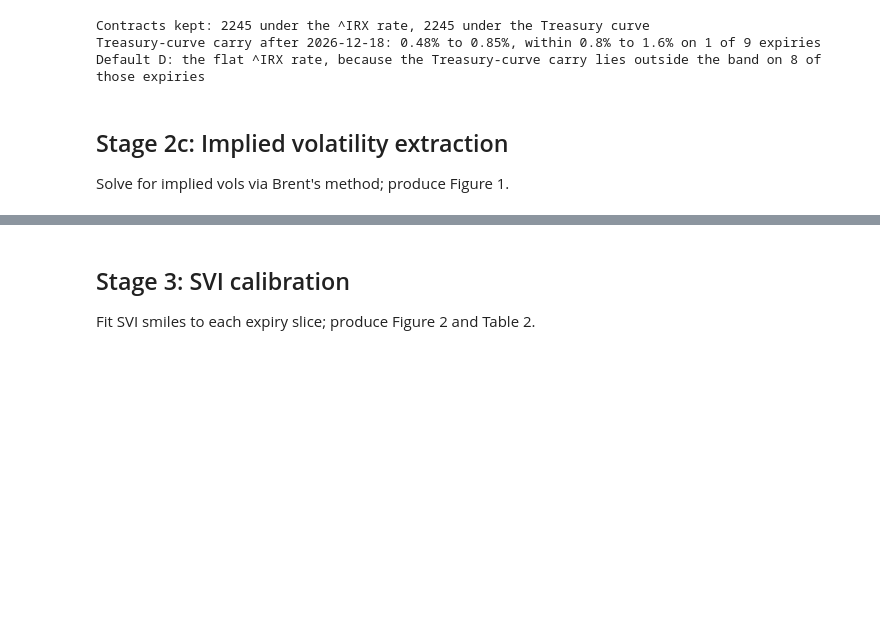
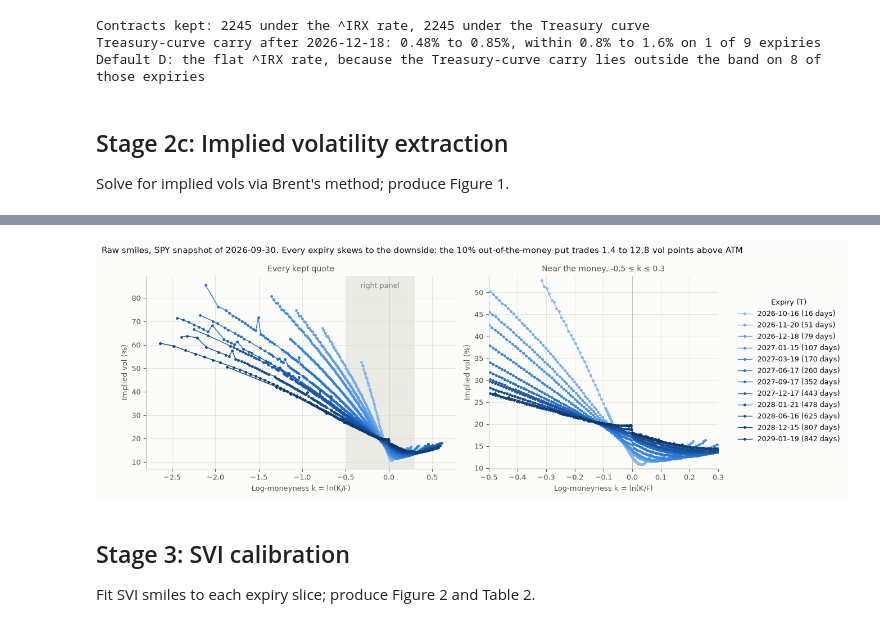
Before and after one commit to yogi-agarwal/vol-surface-delta-hedging, a Jupyter notebook: notebooks/analysis.ipynb, the cells around one changed output, grey strips where cells are left out. Saved outputs shown, nothing was run; the diff lists cells and outputs as text; code cells hidden in the pictures; blank space fills up the shorter version.

```diff
--- a/notebooks/analysis.ipynb
+++ b/notebooks/analysis.ipynb
@@ -1250,0 +1398,86 @@ Solve for implied vols via Brent's method; produce Figure 1.
+# %%
+from matplotlib.colors import LinearSegmentedColormap
+
+K_PUT_10 = np.log(0.9)  # 10% out-of-the-money put, K = 0.9·F
+ZOOM = (-0.5, 0.3)  # k range of the right panel
+# Blue ramp, steps 250 to 700: one hue, light to dark with T (the lightest step still clears 2:1 on the surface).
+EXPIRY_RAMP = LinearSegmentedColormap.from_list(
+    "blue_250_700",
+    ["#86b6ef", "#6da7ec", "#5598e7", "#3987e5", "#2a78d6", "#256abf", "#1c5cab", "#184f95", "#104281", "#0d366b"],
+)
+
+
+def smile_at(rows, k):
+    """Raw implied vol at log-moneyness k, linear in k between the neighbouring kept strikes (NaN outside them).
+
+    rows holds one expiry's kept quotes sorted by k.
+    """
+    return float(np.interp(k, rows["k"], rows["iv"], left=np.nan, right=np.nan))
+
+
+def switch_gap(rows):
+    """IV of the first call at or above F minus IV of the last put below F, where the smile switches sides."""
+    is_call = rows["option_type"] == "call"
+    return rows.loc[is_call, "iv"].iloc[0] - rows.loc[~is_call, "iv"].iloc[-1]
+
+
+slices = [(expiry, rows.sort_values("k")) for expiry, rows in surface.groupby("expiry")]
+smile_table = pd.DataFrame(
+    [
+        {
+            "T (days)": 365 * rows["T"].iloc[0],
+            "IVs": len(rows),
+            "k min": rows["k"].iloc[0],
+            "k max": rows["k"].iloc[-1],
+            "ATM IV (%)": 100 * smile_at(rows, 0.0),
+            "10% OTM put IV (%)": 100 * smile_at(rows, K_PUT_10),
+            "call - put at F (vol points)": 100 * switch_gap(rows),
+        }
+        for _, rows in slices
+    ],
+    index=pd.Index([f"{expiry:%Y-%m-%d}" for expiry, _ in slices], name="expiry"),
+)
+skew = smile_table["10% OTM put IV (%)"] - smile_table["ATM IV (%)"]
+smile_table["put - ATM (vol points)"] = skew
+print("Raw smiles: ATM vol at k = 0 and 10% out-of-the-money put vol at k = ln 0.9, linear in k between kept strikes")
+with pd.option_context("display.float_format", "{:.2f}".format):
+    display(smile_table)
+put_above = bool((skew > 0).all())
+switch = smile_table["call - put at F (vol points)"]
+print(
+    f"10% OTM put vol above ATM vol on every expiry: {put_above}; by {skew.min():.2f} to {skew.max():.2f} vol points. "
+    f"ATM vol from {smile_table['ATM IV (%)'].min():.2f}% to {smile_table['ATM IV (%)'].max():.2f}%"
+)
+print(f"Call minus put IV where the smile switches sides at F: {switch.min():.2f} to {switch.max():.2f} vol points")
+
+colours = EXPIRY_RAMP(np.linspace(0, 1, len(slices)))
+fig, axes = plt.subplots(1, 2, figsize=(11, 4.6), gridspec_kw={"width_ratios": [1.35, 1]})
+for colour, (expiry, rows) in zip(colours, slices):
+    label = f"{expiry:%Y-%m-%d} ({365 * rows['T'].iloc[0]:.0f} days)"
+    for ax in axes:
+        ax.plot(rows["k"], 100 * rows["iv"], color=colour, lw=1, marker="o", ms=2.5, label=label)
+axes[0].axvspan(*ZOOM, color=GRID, alpha=0.6, lw=0, zorder=0)
+axes[0].text(np.mean(ZOOM), 0.97, "right panel", transform=axes[0].get_xaxis_transform(), ha="center", va="top",
+             color=MUTED)
+near = surface[surface["k"].between(*ZOOM)]
+axes[1].set_xlim(*ZOOM)
+axes[1].set_ylim(100 * near["iv"].min() - 1, 100 * near["iv"].max() + 1)  # its own scale, so the zoom resolves
+for ax, title in zip(axes, ["Every kept quote", f"Near the money, {ZOOM[0]} ≤ k ≤ {ZOOM[1]}"]):
+    ax.axvline(0, color=AXIS, lw=0.8, zorder=1)
+    ax.set_xlabel("Log-moneyness k = ln(K/F)")
+    ax.set_ylabel("Implied vol (%)")
+    ax.set_title(title, color=INK_2)
+handles, labels = axes[0].get_legend_handles_labels()
+fig.legend(handles, labels, loc="center left", bbox_to_anchor=(1.0, 0.5), title="Expiry (T)")
+if put_above:
+    finding = (
+        f"Every expiry skews to the downside: the 10% out-of-the-money put trades {skew.min():.1f} to "
+        f"{skew.max():.1f} vol points above ATM"
+    )
+else:
+    finding = f"10% out-of-the-money put vol minus ATM vol runs from {skew.min():.1f} to {skew.max():.1f} vol points"
+fig.suptitle(f"Raw smiles, SPY snapshot of {fetch.min():%Y-%m-%d}. {finding}")
+fig.tight_layout()
+save(fig, "fig1_raw_smiles.png")
+plt.show()
+# %% [output]
@@ -1251,3 +1502,4 @@ Solve for implied vols via Brent's method; produce Figure 1.
+[figure, added]
 # %% [markdown]
 ## Stage 3: SVI calibration
 
```
Also changed, not shown: parts of 8 cells of this notebook, 2 other files.
